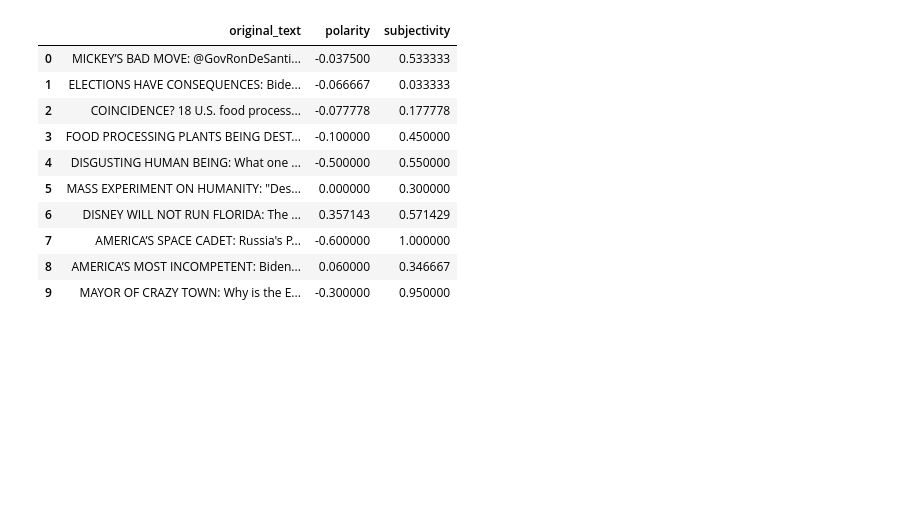
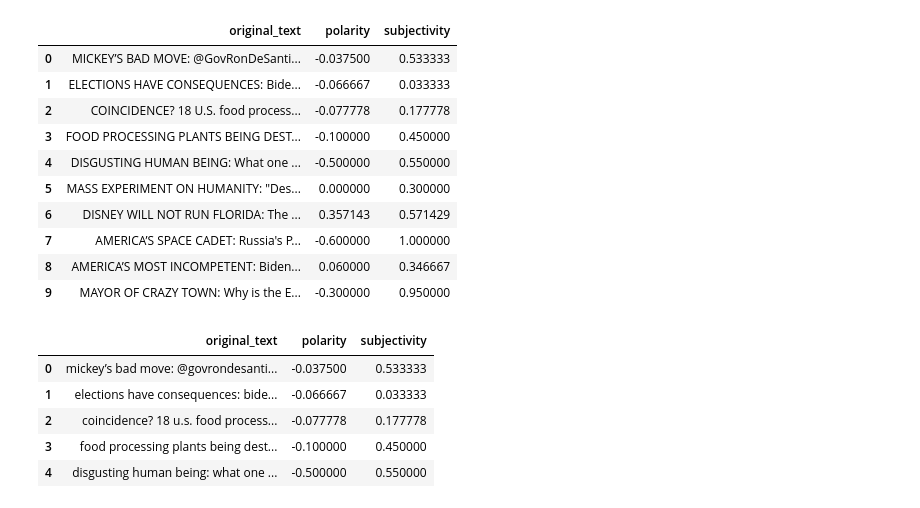
Before and after one commit to user16-et/Twitter-Data-Analysis, a Jupyter notebook: notebook/economic_twiter.ipynb, the cells around one changed output. Saved outputs shown, nothing was run; the diff lists cells and outputs as text; code cells hidden in the pictures; blank space fills up the shorter version.

```diff
--- a/notebook/economic_twiter.ipynb
+++ b/notebook/economic_twiter.ipynb
@@ -179,0 +183,11 @@ dataset.head(10)
+# %%
+dataset["original_text"]=dataset["original_text"].apply(lambda x: " ".join(x.lower() for x in x.split()))
+# %%
+dataset.head()
+# %% [output]
+|  | original_text | polarity | subjectivity |
+| 0 | mickey’s bad move: @govrondesanti... | -0.037500 | 0.533333 |
+| 1 | elections have consequences: bide... | -0.066667 | 0.033333 |
+| 2 | coincidence? 18 u.s. food process... | -0.077778 | 0.177778 |
+| 3 | food processing plants being dest... | -0.100000 | 0.450000 |
+| 4 | disgusting human being: what one ... | -0.500000 | 0.550000 |
```
Also changed, not shown: parts of 6 cells of this notebook.
